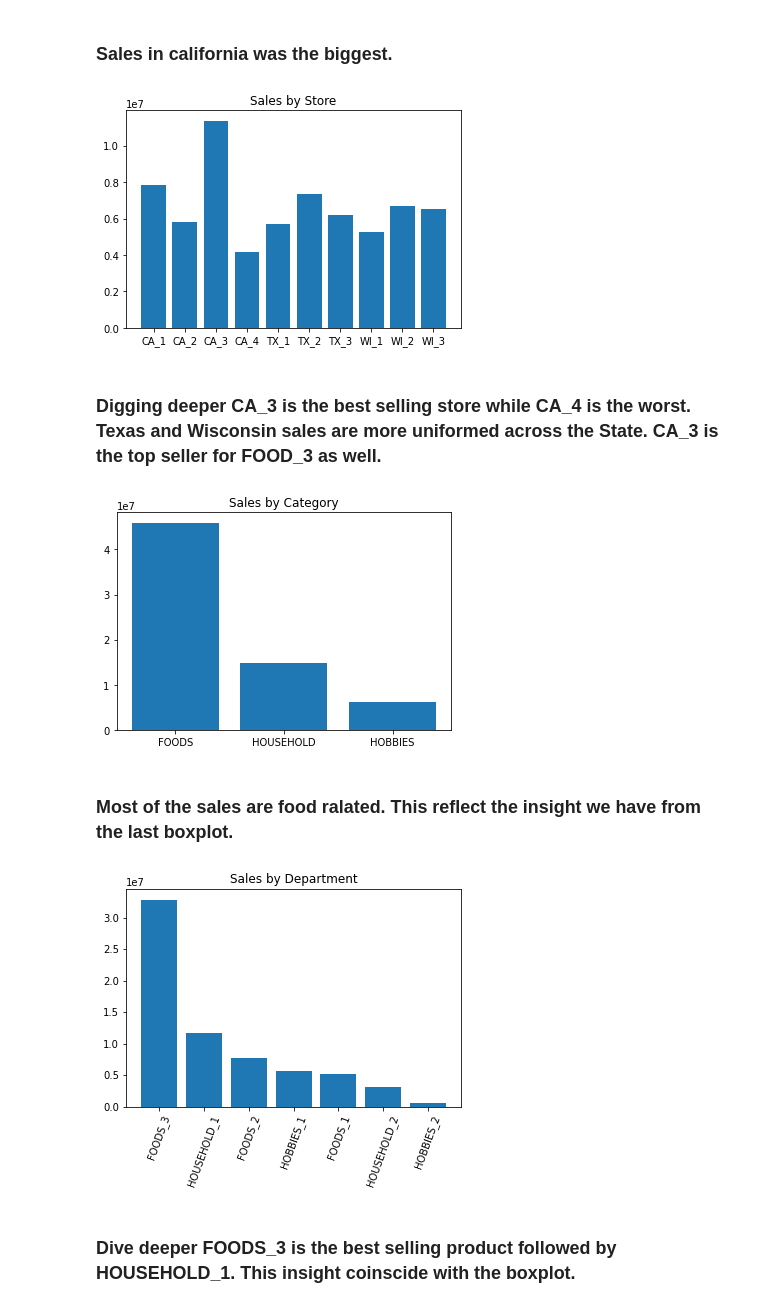
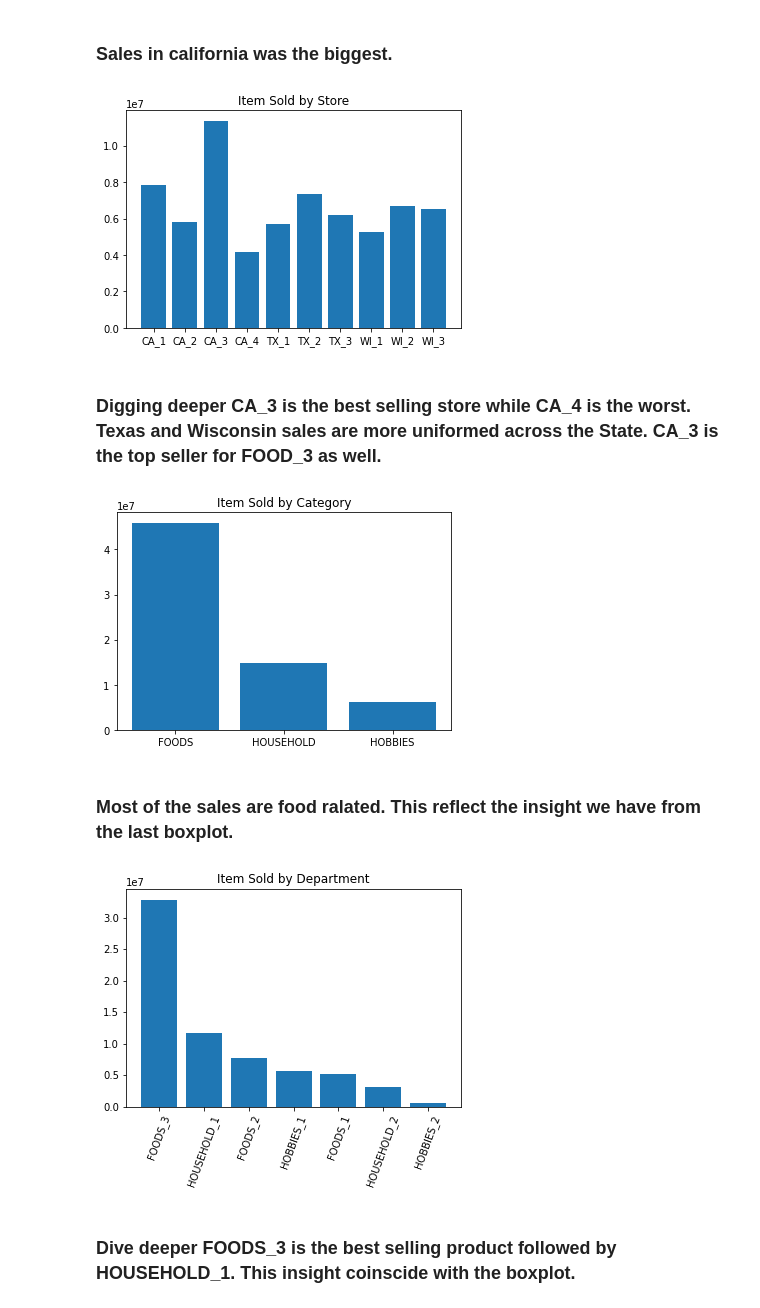
Before and after one commit to soi130/M5_case_study, a Jupyter notebook: M5_analysis.ipynb, the cells around one changed output. Drawn from its saved outputs; the diff is of its cells as text; code cells hidden in the pictures.

```diff
--- a/M5_analysis.ipynb
+++ b/M5_analysis.ipynb
@@ -475,28 +494,48 @@ plt.show()
 # %% [markdown]
 ### Sales in california was the biggest.
 # %%
-plt.bar(sales_by_store.index,sales_by_store.values)
-plt.title('Sales by Store')
-plt.show()
+def plot_sales_by_store(sales_edit):
+    sales_by_store = sales_edit.groupby('store_id').sum()
+    sales_by_store = sales_by_store.T.sum()
+
+    plt.bar(sales_by_store.index,sales_by_store.values)
+    plt.title('Item Sold by Store')
+    plt.show()
+
+plot_sales_by_store(sales_edit)
 # %% [output]
-[figure, old version]
+[figure, new version]
 # %% [markdown]
 ### Digging deeper CA_3 is the best selling store while CA_4 is the worst. Texas and Wisconsin sales are more uniformed across the State. CA_3 is the top seller for FOOD_3 as well.
 # %%
-plt.bar(sales_by_category.index,sales_by_category.values)
-plt.title('Sales by Category')
-plt.show()
+def plot_sales_by_cat(sales_edit):
+
+    sales_by_category = sales_edit.groupby('cat_id').sum()
+    sales_by_category = sales_by_category.T.sum().sort_values(ascending=False)
+
+    plt.bar(sales_by_category.index,sales_by_category.values)
+    plt.title('Item Sold by Category')
+    plt.show()
+
+plot_sales_by_cat(sales_edit)
 # %% [output]
-[figure, old version]
+[figure, new version]
 # %% [markdown]
 ### Most of the sales are food ralated. This reflect the insight we have from the last boxplot.
 # %%
-plt.bar(sales_by_dept.index,sales_by_dept.values)
-plt.title('Sales by Department')
-plt.xticks(rotation=70)
-plt.show()
+def plot_sales_by_dep(sales_edit):
+
+    sales_by_dept = sales_edit.groupby('dept_id').sum()
+    sales_by_dept = sales_by_dept.T.sum().sort_values(ascending=False)
+
+    plt.bar(sales_by_dept.index,sales_by_dept.values)
+    plt.title('Item Sold by Department')
+    plt.xticks(rotation=70)
+    plt.show()
+
+plot_sales_by_dep(sales_edit)
 # %% [output]
-[figure, old version]
+[figure, new version]
 # %% [markdown]
 ### Dive deeper FOODS_3 is the best selling product followed by HOUSEHOLD_1. This insight coinscide with the boxplot.
 # %% [markdown]
```
Also changed, not shown: parts of 53 cells of this notebook.
